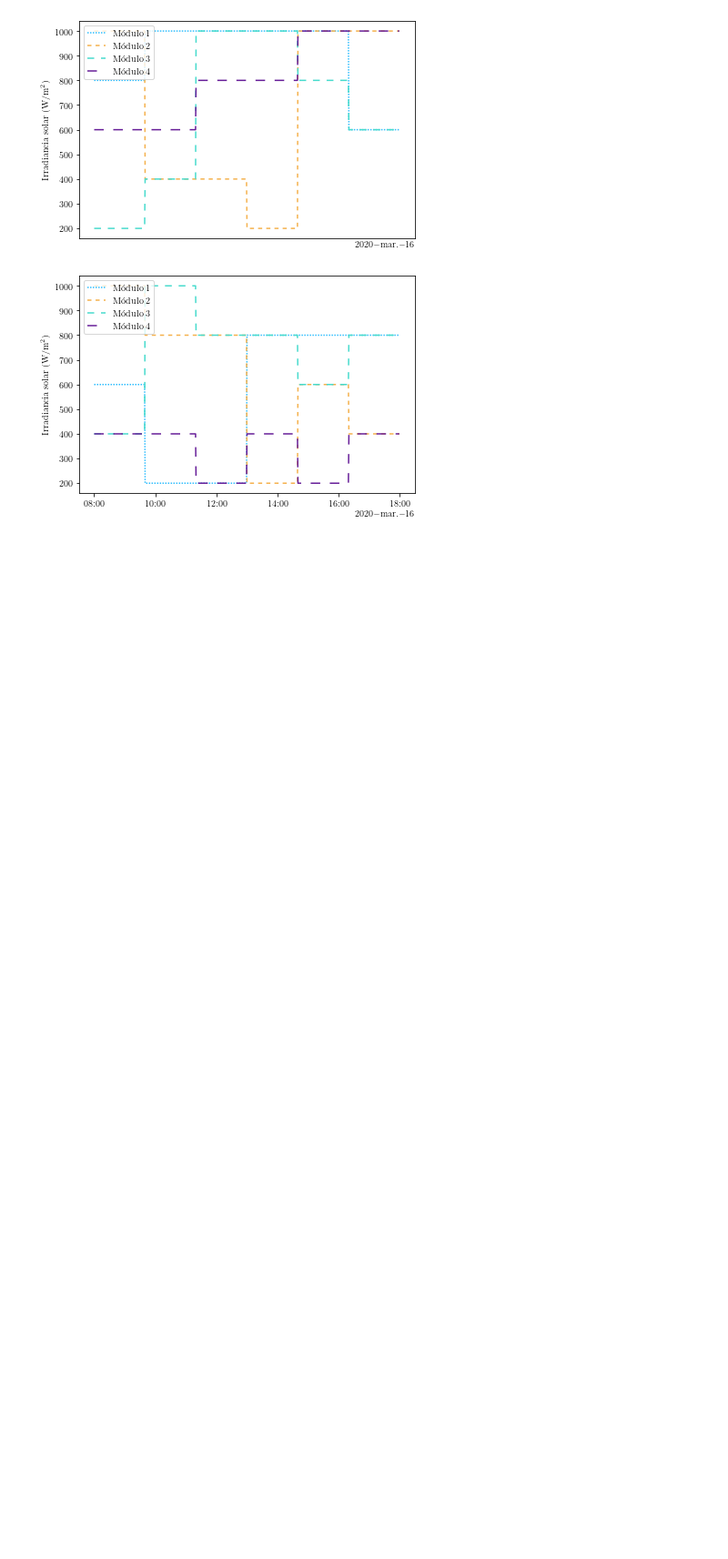
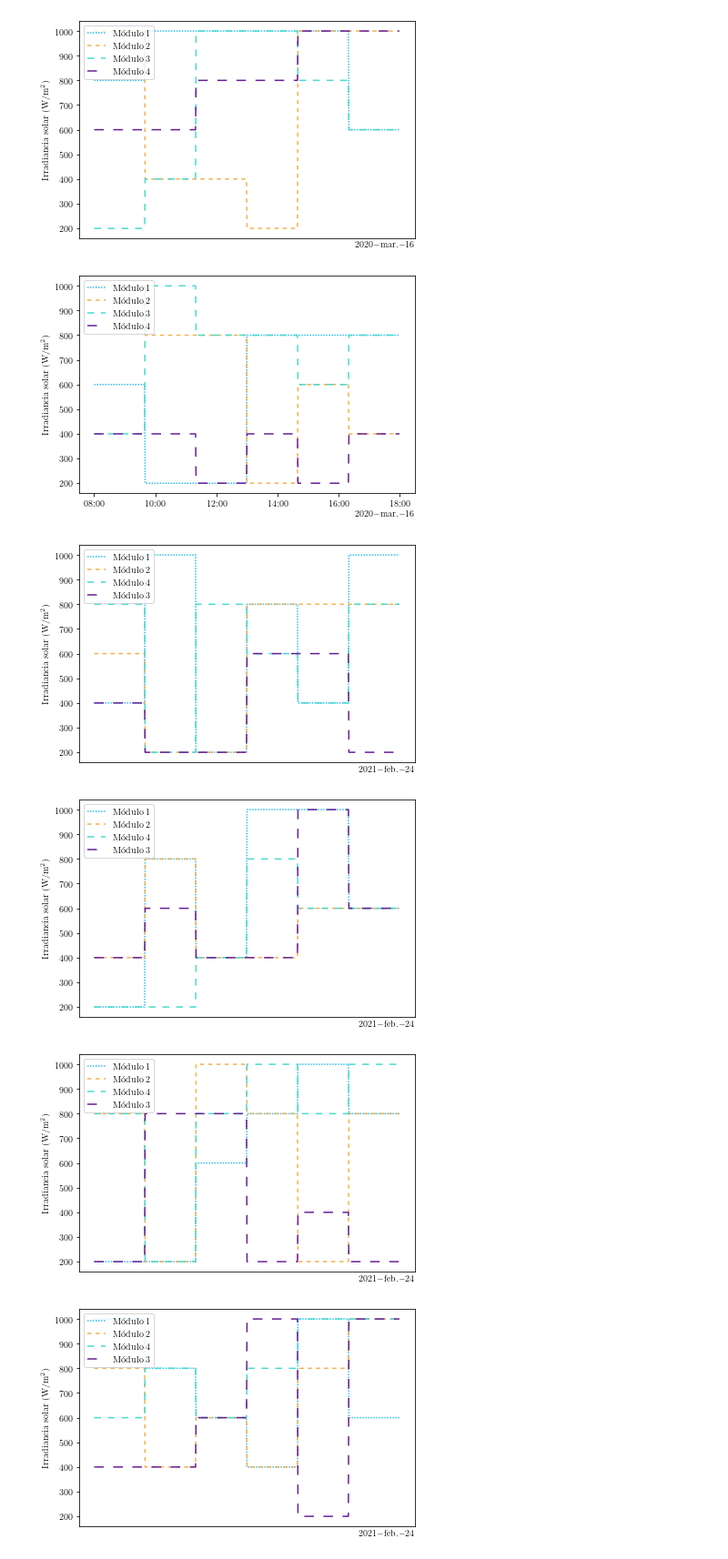
Before and after one commit to balcortex/ddpg_mppt_shading, a Jupyter notebook: src/extras/phd_thesis_figures/11_shaded_weather.ipynb, the cells around one changed output. Shown at 91% size. Drawn from its saved outputs; the diff is of its cells as text; code cells hidden in the pictures; blank space fills up the shorter version.

Commit message:
fix test weather plots

```diff
--- a/src/extras/phd_thesis_figures/11_shaded_weather.ipynb
+++ b/src/extras/phd_thesis_figures/11_shaded_weather.ipynb
@@ -10,7 +10,7 @@ import pandas as pd
 PATH_TRAIN = Path(r"data/synthetic_weather_train_4_4_0.9.csv")
 PATH_TEST = Path(r"data/synthetic_weather_test_4_4_0.9.csv")
 DAY_INDEX_TRAIN = [1, 11, 23, 35, 45, 54, 70, 75] #  by day
-DAY_INDEX_TEST = [0, 5, 10, 15, 20, 25, 30, 35]
+DAY_INDEX_TEST = [0, 4, 7, 26, 32, 46, 49, 54]
 
 LEGEND = {
     'Irradiance 0': 'Módulo 1',
@@ -108,7 +108,12 @@ for i, day in enumerate(DAY_INDEX_TRAIN, start=1):
 [figure]
 [figure]
 # %%
-# for i, day in enumerate(DAY_INDEX_TEST, start=1):
-#     fig = plot(df_test_day[day])
-#     fig.savefig(f'output/fig_11_test_day_{i:02}.pdf', bbox_inches='tight')
-#     plt.close(fig)
+for i, day in enumerate(DAY_INDEX_TEST, start=1):
+    fig = plot(df_test_day[day])
+    fig.savefig(f'output/fig_11_test_day_{i:02}.pdf', bbox_inches='tight')
+    # plt.close(fig)
+# %% [output]
+[figure, added]
+[figure, added]
+[figure, added]
+[figure, added]
```
Also changed, not shown: parts of 2 cells of this notebook, 8 other files.
